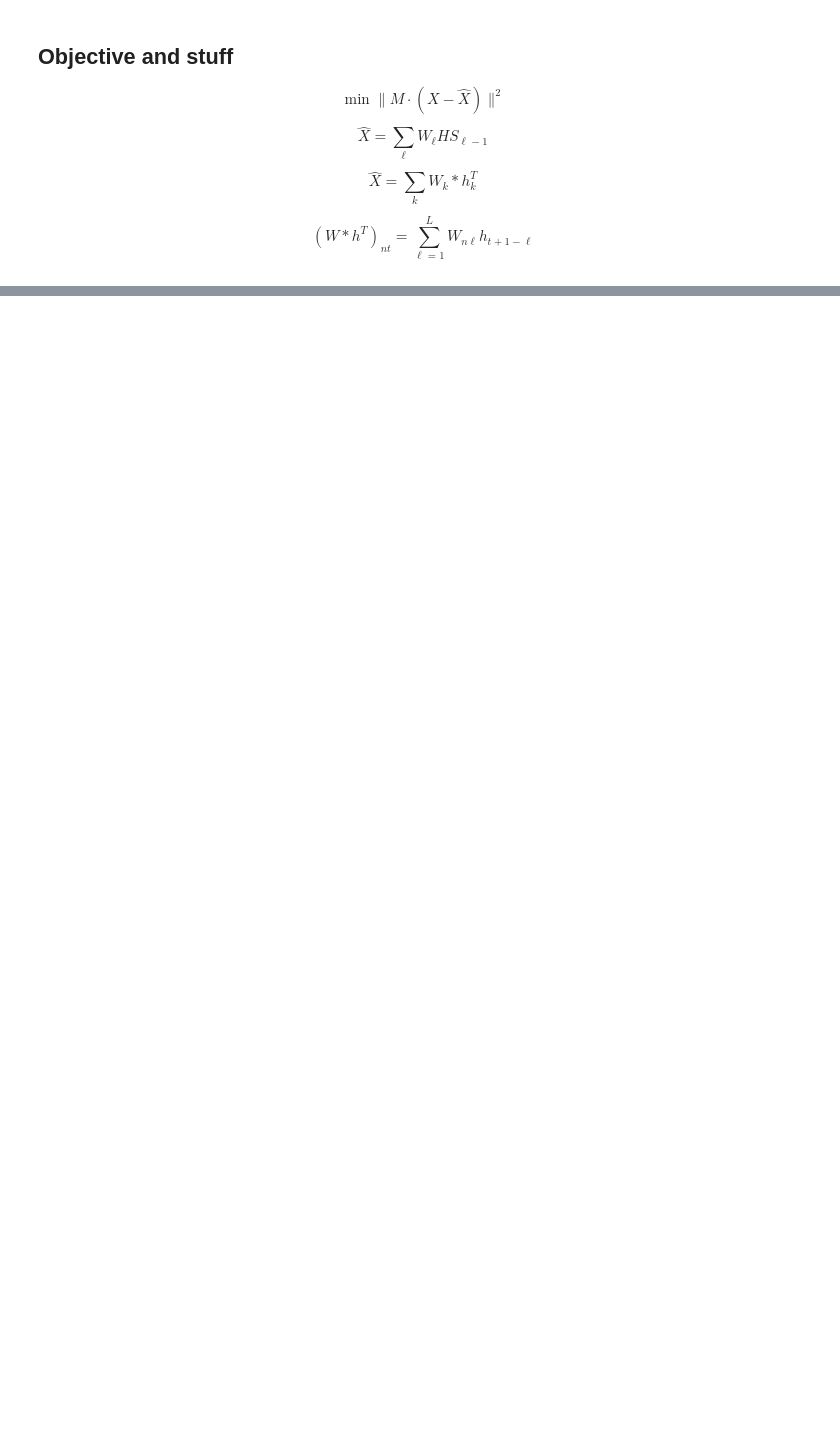
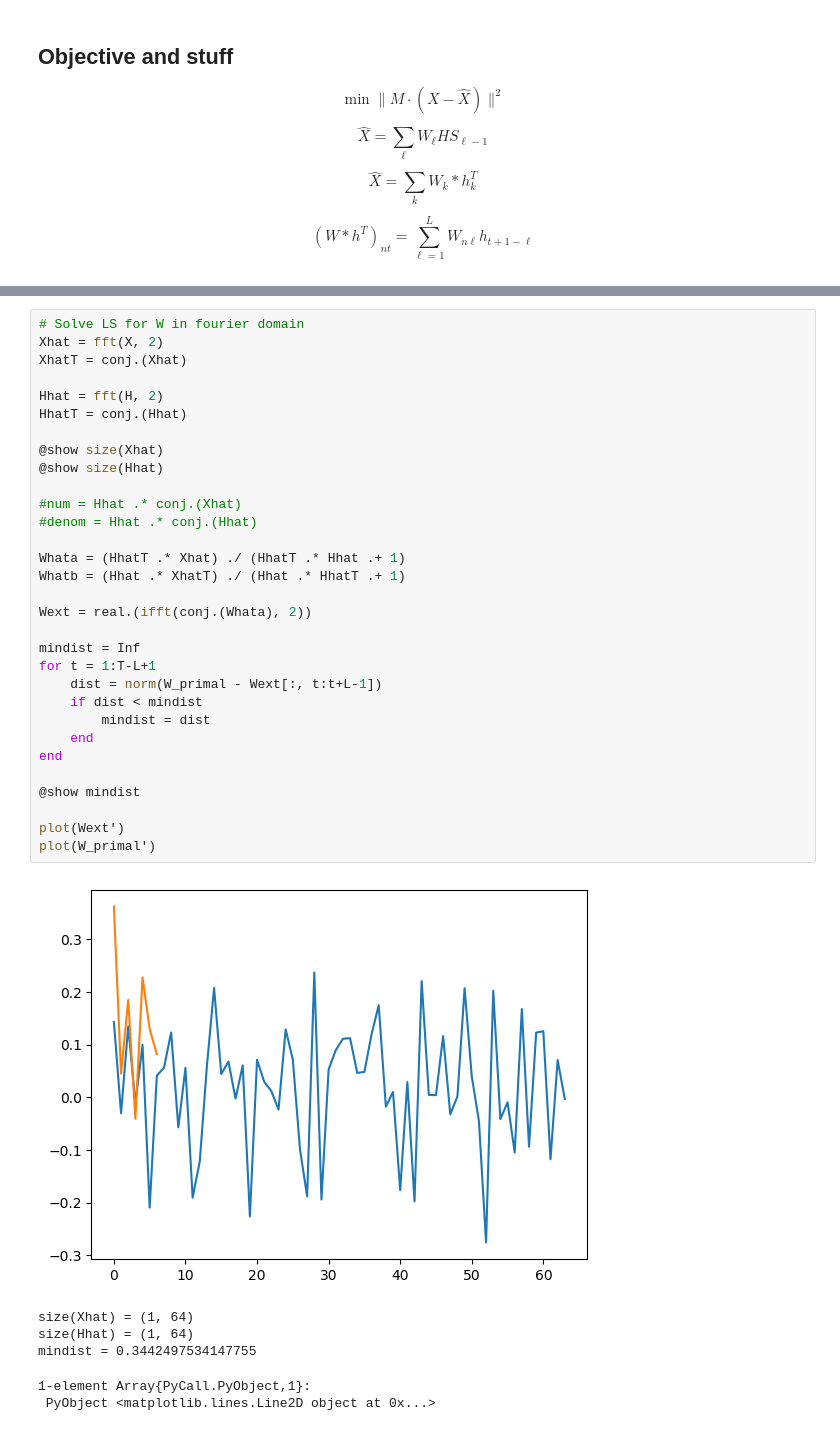
Before and after one commit to degleris1/CMF.jl, a Jupyter notebook: notebooks/test_fft.ipynb, the cells around one changed output, grey strips where cells are left out. Cells and saved outputs as stored; diff of their text form; blank space fills up the shorter version.

```diff
--- a/notebooks/test_fft.ipynb
+++ b/notebooks/test_fft.ipynb
@@ -177,0 +205,38 @@ iftH = real.(ifft(ftH)[:, 1:end-2L])
+# %%
+# Solve LS for W in fourier domain
+Xhat = fft(X, 2)
+XhatT = conj.(Xhat)
+
+Hhat = fft(H, 2)
+HhatT = conj.(Hhat)
+
+@show size(Xhat)
+@show size(Hhat)
+
+#num = Hhat .* conj.(Xhat)
+#denom = Hhat .* conj.(Hhat)
+
+Whata = (HhatT .* Xhat) ./ (HhatT .* Hhat .+ 1)
+Whatb = (Hhat .* XhatT) ./ (Hhat .* HhatT .+ 1)
+
+Wext = real.(ifft(conj.(Whata), 2))
+
+mindist = Inf
+for t = 1:T-L+1
+    dist = norm(W_primal - Wext[:, t:t+L-1])
+    if dist < mindist
+        mindist = dist
+    end
+end
+
+@show mindist
+
+plot(Wext')
+plot(W_primal')
+# %% [output]
+[figure, added]
+size(Xhat) = (1, 64)
+size(Hhat) = (1, 64)
+mindist = 0.3442497534147755
+1-element Array{PyCall.PyObject,1}:
+ PyObject <matplotlib.lines.Line2D object at 0x...>
```
Also changed, not shown: parts of 12 cells of this notebook, 4 other files.
